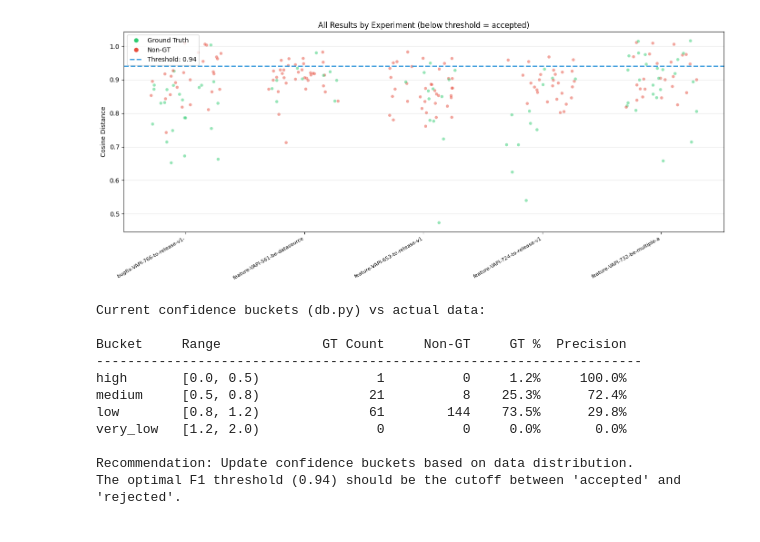
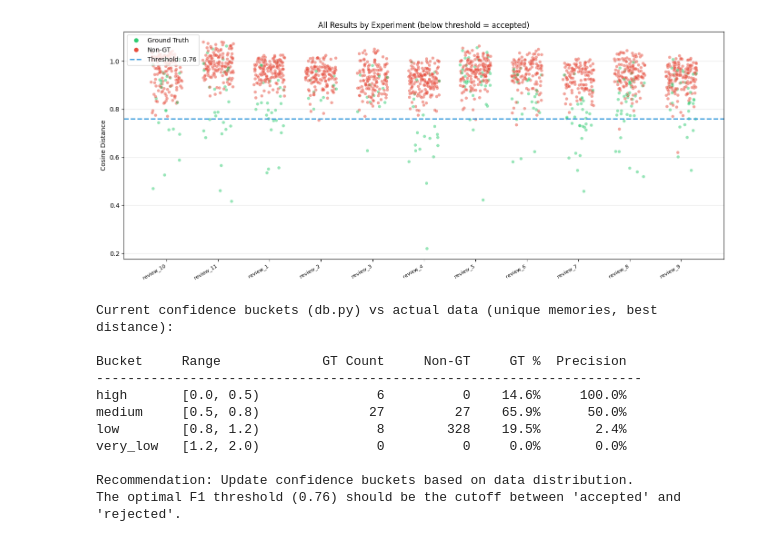
Before and after one commit to KamilMarzynski/crm-memory-retrieval-research, a Jupyter notebook: notebooks/phase1_threshold_analysis.ipynb, the cells around one changed output. Drawn from its saved outputs; the diff is of its cells as text; code cells hidden in the pictures.

Commit message:
Update notebooks with more accurate metrics

```diff
--- a/notebooks/phase1_threshold_analysis.ipynb
+++ b/notebooks/phase1_threshold_analysis.ipynb
@@ -204,19 +54,0 @@ plt.show()
-# %%
-# Detailed table of metrics at key thresholds
-key_thresholds = [0.65, 0.70, 0.75, 0.80, 0.85, 0.90, 0.95, 1.00, 1.10, 1.20]
-
-print(f"{'Threshold':>10} {'Precision':>10} {'Recall':>8} {'F1':>8} {'Accepted':>10} {'GT Kept':>8} {'GT Lost':>8}")
-print("-" * 74)
-
-for t in key_thresholds:
-    gt_accepted = int(np.sum(gt_distances <= t))
-    non_gt_accepted = int(np.sum(non_gt_distances <= t))
-    total_accepted = gt_accepted + non_gt_accepted
-
-    p = gt_accepted / total_accepted if total_accepted > 0 else 1.0
-    r = gt_accepted / total_gt if total_gt > 0 else 0.0
-    f1 = 2 * p * r / (p + r) if (p + r) > 0 else 0.0
-
-    gt_lost = total_gt - gt_accepted
-    marker = " <-- best F1" if abs(t - best_threshold) < 0.005 else ""
-    print(f"{t:>10.2f} {p:>10.3f} {r:>8.3f} {f1:>8.3f} {total_accepted:>10} {gt_accepted:>8} {gt_lost:>8}{marker}")
@@ -242,5 +55,10 @@ distance across all queries — this is the metric that determines whether a mem
 # %%
 # Build per-unique-memory data: best (minimum) distance for each memory across all queries
+experiments = []
+for f in result_files:
+    with open(f) as fh:
+        experiments.append(json.load(fh))
+
 gt_best_distances = []     # best distance per GT memory (across all experiments)
 non_gt_best_distances = [] # best distance per non-GT memory
 gt_memory_details = []     # (memory_id, best_distance, experiment_id)
@@ -374,6 +200,9 @@ Experiment-level optimal F1 threshold: 0.78
 # %%
-# Experiment-level threshold table (unique memories)
-print(f"Experiment-level threshold table (unique memories, best distance per memory):\n")
+# Threshold table (unique memories)
+print(f"Threshold table (unique memories, best distance per memory):")
+if not_retrieved > 0:
+    print(f"NOTE: {not_retrieved} GT memories never retrieved — recall ceiling = {len(gt_best)/total_gt_memories:.1%}")
+print()
 print(f"{'Threshold':>10} {'Precision':>10} {'Recall':>8} {'F1':>8} {'Accepted':>10} {'GT Kept':>8} {'GT Lost':>8}")
 print("-" * 74)
 
@@ -382,8 +211,8 @@ for t in [0.55, 0.60, 0.65, 0.70, 0.75, 0.80, 0.85, 0.90, 0.95, 1.00, 1.05]:
     non_gt_acc = int(np.sum(non_gt_best <= t))
     total_acc = gt_acc + non_gt_acc
     p = gt_acc / total_acc if total_acc > 0 else 1.0
-    r = gt_acc / exp_total_gt if exp_total_gt > 0 else 0.0
+    r = gt_acc / total_gt_memories if total_gt_memories > 0 else 0.0
     f1 = 2 * p * r / (p + r) if (p + r) > 0 else 0.0
-    gt_lost = exp_total_gt - gt_acc
+    gt_lost = total_gt_memories - gt_acc
     marker = " <--" if abs(t - exp_best_threshold) < 0.015 else ""
     print(f"{t:>10.2f} {p:>10.3f} {r:>8.3f} {f1:>8.3f} {total_acc:>10} {gt_acc:>8} {gt_lost:>8}{marker}")
@@ -406,6 +219,6 @@ Experiment-level threshold table (unique memories, best distance per memory):
 # %%
 # Per-experiment impact of applying the best threshold
-print(f"Impact of threshold={best_threshold:.2f} per experiment:\n")
+print(f"Impact of threshold={exp_best_threshold:.2f} per experiment:\n")
 print(f"{'Test Case':<55} {'Recall':>7} {'Prec':>7} {'F1':>7} {'GT':>4} {'Kept':>5} {'Lost':>5}")
 print("-" * 95)
 
@@ -423,7 +236,7 @@ for exp in experiments:
                 best_distances[mid] = d
 
     # Apply threshold
-    accepted_ids = {mid for mid, d in best_distances.items() if d <= best_threshold}
+    accepted_ids = {mid for mid, d in best_distances.items() if d <= exp_best_threshold}
     gt_accepted = accepted_ids & gt_ids
     gt_lost = gt_ids - accepted_ids
 
@@ -459,37 +279,37 @@ x_positions = []
 colors = []
 distances_plot = []
 
 for exp_idx, exp in enumerate(experiments):
     for qr in exp.get("queries", []):
         for r in qr.get("results", []):
             # Add jitter for readability
             x_positions.append(exp_idx + np.random.uniform(-0.3, 0.3))
             distances_plot.append(r["distance"])
             colors.append("#2ecc71" if r["is_ground_truth"] else "#e74c3c")
 
 ax.scatter(x_positions, distances_plot, c=colors, alpha=0.5, s=25, edgecolors="white", linewidth=0.3)
-ax.axhline(best_threshold, color="#3498db", linestyle="--", linewidth=2,
-           label=f"Optimal threshold: {best_threshold:.2f}")
+ax.axhline(exp_best_threshold, color="#3498db", linestyle="--", linewidth=2,
+           label=f"Optimal threshold: {exp_best_threshold:.2f}")
 
 # Legend
 from matplotlib.lines import Line2D
 legend_elements = [
     Line2D([0], [0], marker='o', color='w', markerfacecolor='#2ecc71', markersize=8, label='Ground Truth'),
     Line2D([0], [0], marker='o', color='w', markerfacecolor='#e74c3c', markersize=8, label='Non-GT'),
-    Line2D([0], [0], color='#3498db', linestyle='--', linewidth=2, label=f'Threshold: {best_threshold:.2f}'),
+    Line2D([0], [0], color='#3498db', linestyle='--', linewidth=2, label=f'Threshold: {exp_best_threshold:.2f}'),
 ]
 ax.legend(handles=legend_elements, loc="upper left")
 
 ax.set_xticks(range(len(exp_names)))
 ax.set_xticklabels(exp_names, rotation=30, ha="right", fontsize=8)
 ax.set_ylabel("Cosine Distance")
 ax.set_title("All Results by Experiment (below threshold = accepted)")
 ax.grid(True, alpha=0.3, axis="y")
 
 plt.tight_layout()
 plt.show()
 # %% [output]
-[figure, old version]
+[figure, new version]
 # %%
 # Analyze the current confidence buckets from db.py vs data-driven buckets
 current_buckets = [
@@ -499,32 +319,32 @@ current_buckets = [
     ("very_low", 1.2,  2.0),
 ]
 
-print("Current confidence buckets (db.py) vs actual data:\n")
+print("Current confidence buckets (db.py) vs actual data (unique memories, best distance):\n")
 print(f"{'Bucket':<10} {'Range':<15} {'GT Count':>10} {'Non-GT':>10} {'GT %':>8} {'Precision':>10}")
 print("-" * 70)
 
 for name, lo, hi in current_buckets:
-    gt_in = int(np.sum((gt_distances >= lo) & (gt_distances < hi)))
-    non_gt_in = int(np.sum((non_gt_distances >= lo) & (non_gt_distances < hi)))
+    gt_in = int(np.sum((gt_best >= lo) & (gt_best < hi)))
+    non_gt_in = int(np.sum((non_gt_best >= lo) & (non_gt_best < hi)))
     total_in = gt_in + non_gt_in
-    gt_pct = gt_in / len(gt_distances) * 100 if len(gt_distances) > 0 else 0
+    gt_pct = gt_in / len(gt_best) * 100 if len(gt_best) > 0 else 0
     prec = gt_in / total_in if total_in > 0 else 0
     print(f"{name:<10} [{lo:.1f}, {hi:.1f}){'':<5} {gt_in:>10} {non_gt_in:>10} {gt_pct:>7.1f}% {prec:>10.1%}")
 
 print(f"\nRecommendation: Update confidence buckets based on data distribution.")
-print(f"The optimal F1 threshold ({best_threshold:.2f}) should be the cutoff between 'accepted' and 'rejected'.")
+print(f"The optimal F1 threshold ({exp_best_threshold:.2f}) should be the cutoff between 'accepted' and 'rejected'.")
 # %% [output]
-Current confidence buckets (db.py) vs actual data:
+Current confidence buckets (db.py) vs actual data (unique memories, best distance):
 
 Bucket     Range             GT Count     Non-GT     GT %  Precision
 ----------------------------------------------------------------------
-high       [0.0, 0.5)               1          0     1.2%     100.0%
-medium     [0.5, 0.8)              21          8    25.3%      72.4%
-low        [0.8, 1.2)              61        144    73.5%      29.8%
+high       [0.0, 0.5)               6          0    14.6%     100.0%
+medium     [0.5, 0.8)              27         27    65.9%      50.0%
+low        [0.8, 1.2)               8        328    19.5%       2.4%
 very_low   [1.2, 2.0)               0          0     0.0%       0.0%
 
 Recommendation: Update confidence buckets based on data distribution.
-The optimal F1 threshold (0.94) should be the cutoff between 'accepted' and 'rejected'.
+The optimal F1 threshold (0.76) should be the cutoff between 'accepted' and 'rejected'.
 # %%
 # Final summary and recommendation
 print("=" * 70)
```
Also changed, not shown: parts of 13 cells of this notebook, 1 other file.
